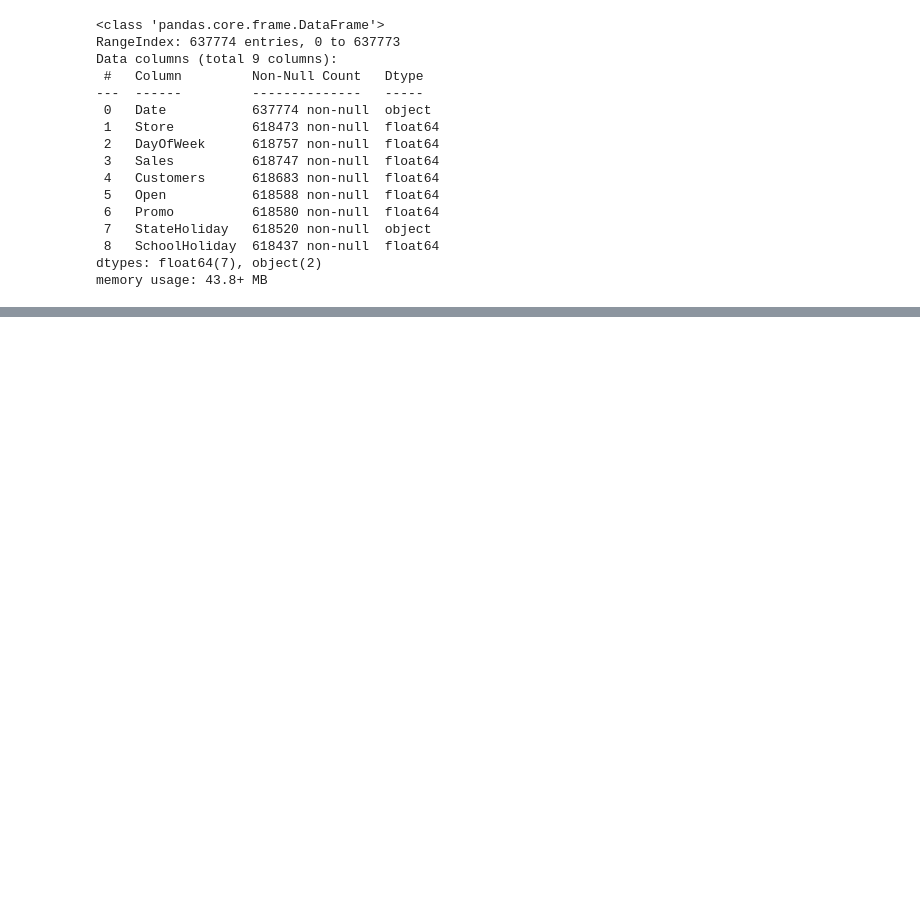
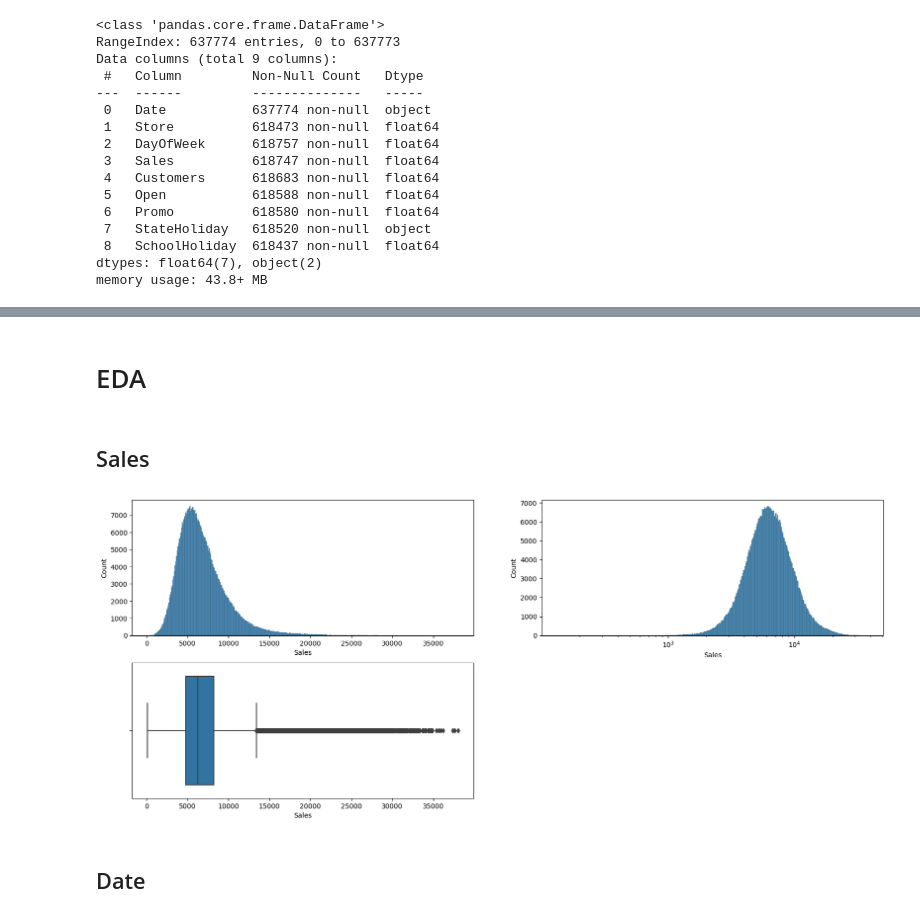
Before and after one commit to DanieleDidino/minicomp-rossman, a Jupyter notebook: 1_EDA.ipynb, the cells around one changed output, grey strips where cells are left out. Drawn from its saved outputs; the diff is of its cells as text; code cells hidden in the pictures; blank space fills up the shorter version.

```diff
--- a/1_EDA.ipynb
+++ b/1_EDA.ipynb
@@ -58,0 +214,2 @@ memory usage: 43.8+ MB
+# %%
+train_store = train.merge(store, on="Store")
@@ -58,0 +262,3 @@ memory usage: 43.8+ MB
+# %%
+train_store = train_store.loc[~train_store.Sales.isna(), :]
+train_store = train_store.loc[train_store.Sales != 0, :]
@@ -58,0 +327,21 @@ memory usage: 43.8+ MB
+# %% [markdown]
+# EDA
+# %% [markdown]
+## Sales
+# %%
+plt.figure(figsize=(20, 8))
+
+plt.subplot(2, 2, 1)
+sns.histplot(train_store, x="Sales")
+
+plt.subplot(2, 2, 2)
+sns.histplot(train_store, x="Sales", log_scale=True)
+
+plt.subplot(2, 2, 3)
+sns.boxplot(x="Sales", data=train_store)
+
+plt.show()
+# %% [output]
+[figure, added]
+# %% [markdown]
+## Date
```
Also changed, not shown: parts of 49 cells of this notebook.
